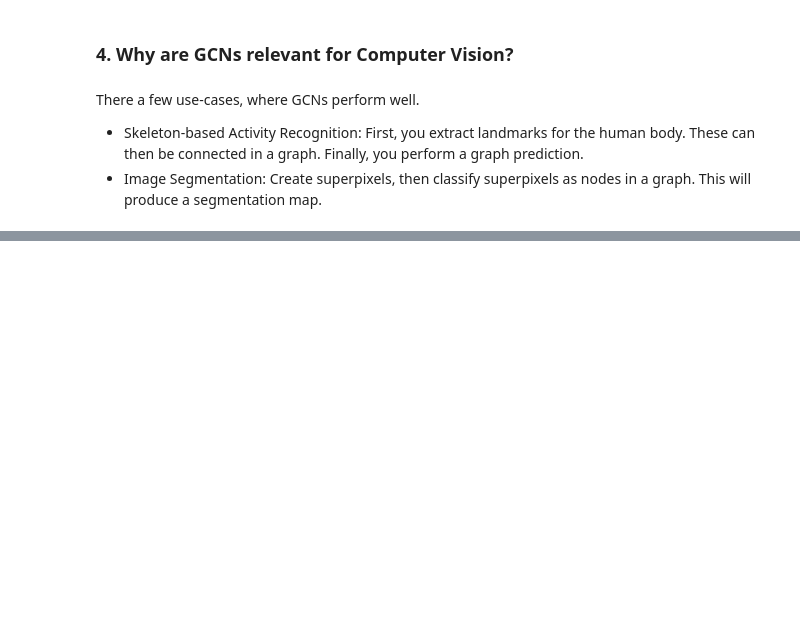
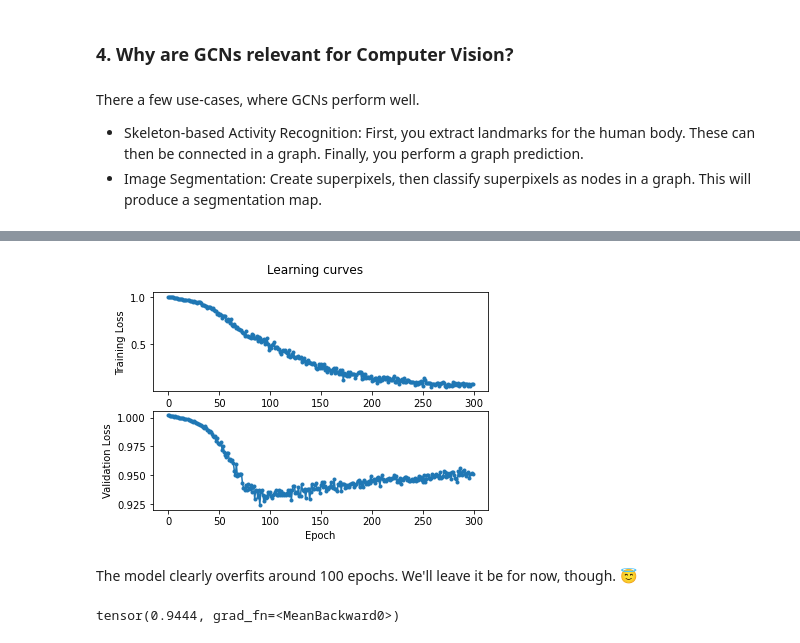
Before and after one commit to LukasHedegaard/Graph_Powered_ML_Workshop, a Jupyter notebook: excercises/Exercise_2_Solution.ipynb, the cells around one changed output, grey strips where cells are left out. Saved outputs shown, nothing was run; the diff lists cells and outputs as text; code cells hidden in the pictures; blank space fills up the shorter version.

```diff
--- a/excercises/Exercise_2_Solution.ipynb
+++ b/excercises/Exercise_2_Solution.ipynb
@@ -47,0 +142,10 @@ Pick one of the following Graph Learning Tasks from the DGL Guide and create a p
+# %%
+# Initiate model
+node_features = train_g.ndata['feat']
+n_features = node_features.shape[1]
+k = 5
+model = Model(
+    in_features=n_features,
+    out_features=100,
+)
+opt = torch.optim.Adam(model.parameters(), lr=0.001, weight_decay=1e-6)
@@ -47,0 +199,30 @@ Pick one of the following Graph Learning Tasks from the DGL Guide and create a p
+# %%
+# Plot learning curves:
+tick = range(epochs)
+
+fig, (ax1, ax2) = plt.subplots(2, 1)
+fig.suptitle('Learning curves')
+
+ax1.plot(tick, train_losses, '.-')
+ax1.set_ylabel('Training Loss')
+
+ax2.plot(tick, val_losses, '.-')
+ax2.set_xlabel('Epoch')
+ax2.set_ylabel('Validation Loss')
+
+plt.show()
+# %% [output]
+[figure, added]
+# %% [markdown]
+The model clearly overfits around 100 epochs. We'll leave it be for now, though. 😇
+# %%
+# Test
+model.eval()
+node_features = test_g.ndata['feat']
+negative_graph = construct_negative_graph(test_g, k)
+pos_score, neg_score = model(test_g, negative_graph, node_features)
+test_loss = compute_loss(pos_score, neg_score)
+
+print(test_loss)
+# %% [output]
+tensor(0.9444, grad_fn=<MeanBackward0>)
```
Also changed, not shown: parts of 9 cells of this notebook.
